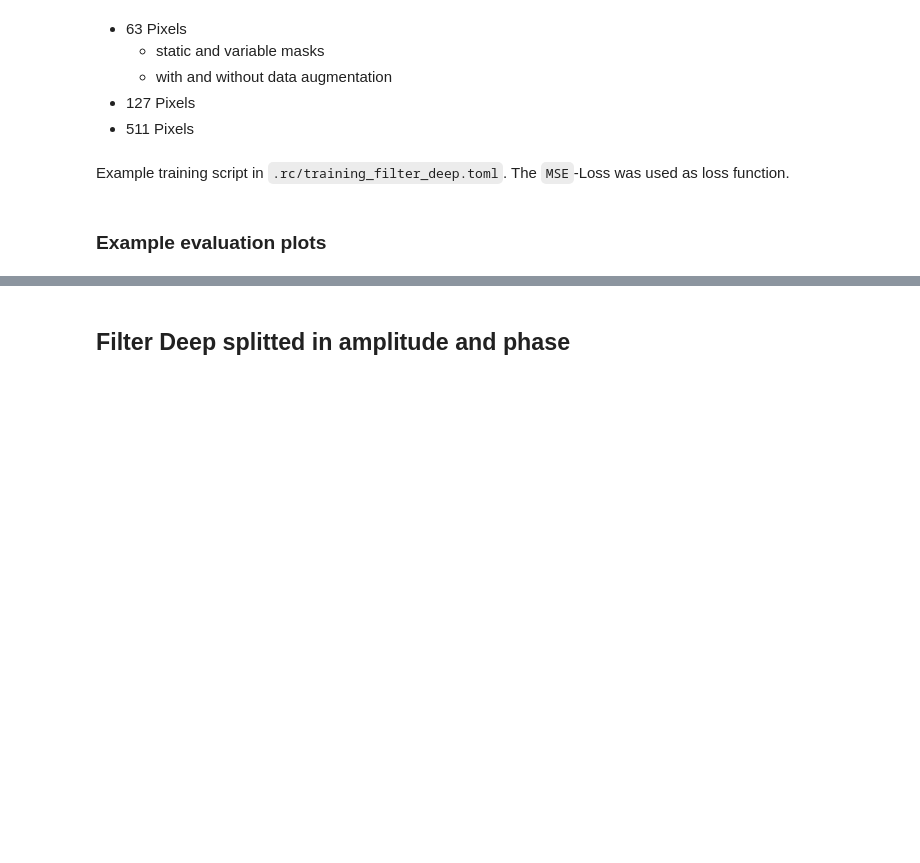
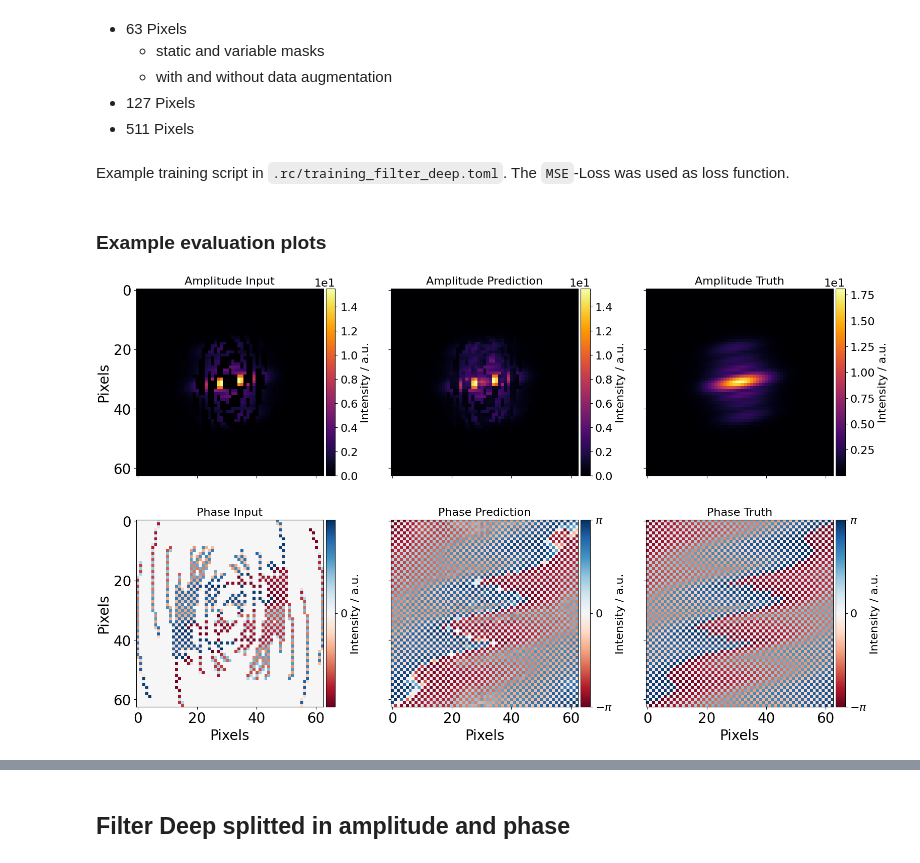
Before and after one commit to radionets-project/radionets, a Jupyter notebook: examples/04_filter_deep.ipynb, the cells around one changed output, grey strips where cells are left out. Saved outputs shown, nothing was run; the diff lists cells and outputs as text; code cells hidden in the pictures; blank space fills up the shorter version.

```diff
--- a/examples/04_filter_deep.ipynb
+++ b/examples/04_filter_deep.ipynb
@@ -16,3 +18,7 @@ In this chapter, the variations of `Filter Deep` are listed alongside with scrip
 Example training script in `.rc/training_filter_deep.toml`. The `MSE`-Loss was used as loss function.
 # %% [markdown]
 ### Example evaluation plots
+# %%
+Image(data=".rc/filter_deep_eval/prediction_normal.png", width=800, height=500)
+# %% [output]
+[figure, added]
```
Also changed, not shown: parts of 6 cells of this notebook.
